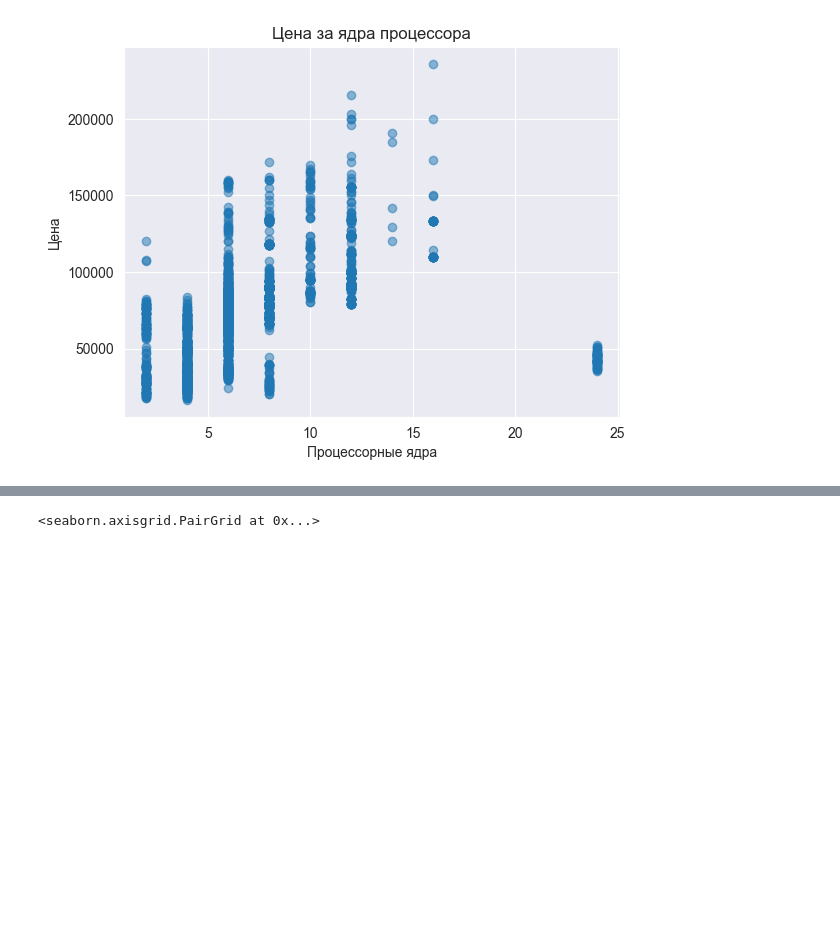
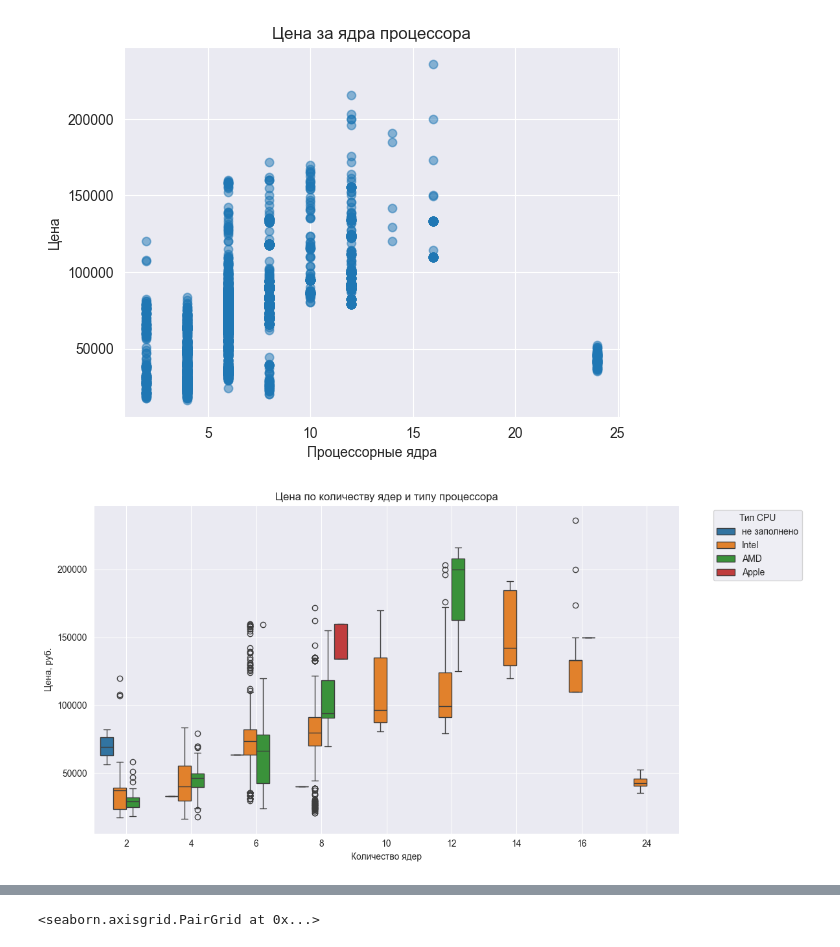
Before and after one commit to iKREISHI/TGU, a Jupyter notebook: src/final_wb_pc/wb_pc_v1.ipynb, the cells around one changed output, grey strips where cells are left out. Drawn from its saved outputs; the diff is of its cells as text; code cells hidden in the pictures; blank space fills up the shorter version.

```diff
--- a/src/final_wb_pc/wb_pc_v1.ipynb
+++ b/src/final_wb_pc/wb_pc_v1.ipynb
@@ -231,3 +262,15 @@ plt.ylabel("Цена")
 plt.show()
 # %% [output]
 [figure]
+# %%
+plt.figure(figsize=(12, 6))
+sns.boxplot(data=df, x="CPU_Cores", y="Price_RUB", hue="CPU_Type")
+plt.title("Цена по количеству ядер и типу процессора")
+plt.xlabel("Количество ядер")
+plt.ylabel("Цена, руб.")
+plt.legend(title="Тип CPU", bbox_to_anchor=(1.05, 1), loc='upper left')
+plt.grid(True)
+plt.tight_layout()
+plt.show()
+# %% [output]
+[figure, added]
```
Also changed, not shown: parts of 12 cells of this notebook.
